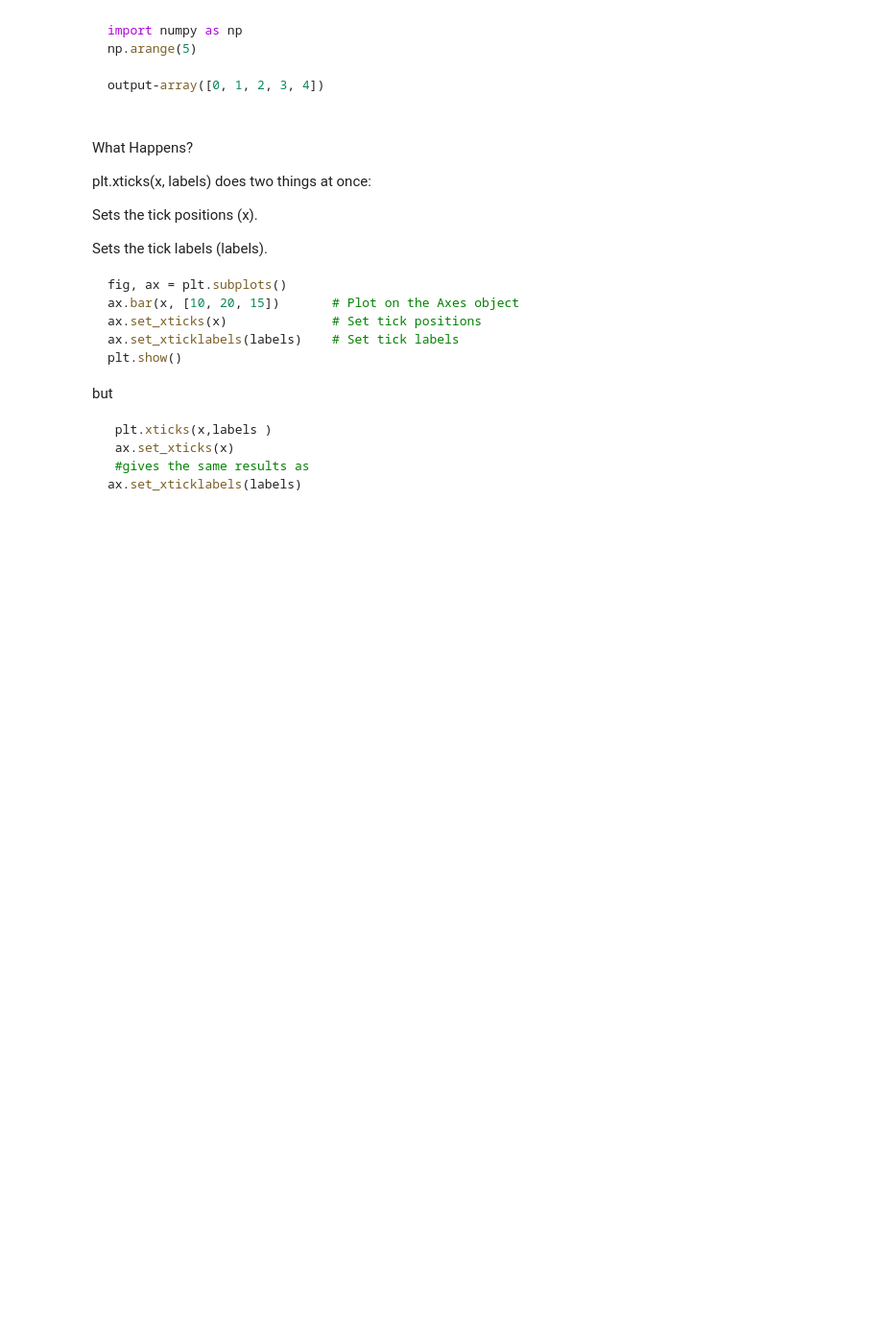
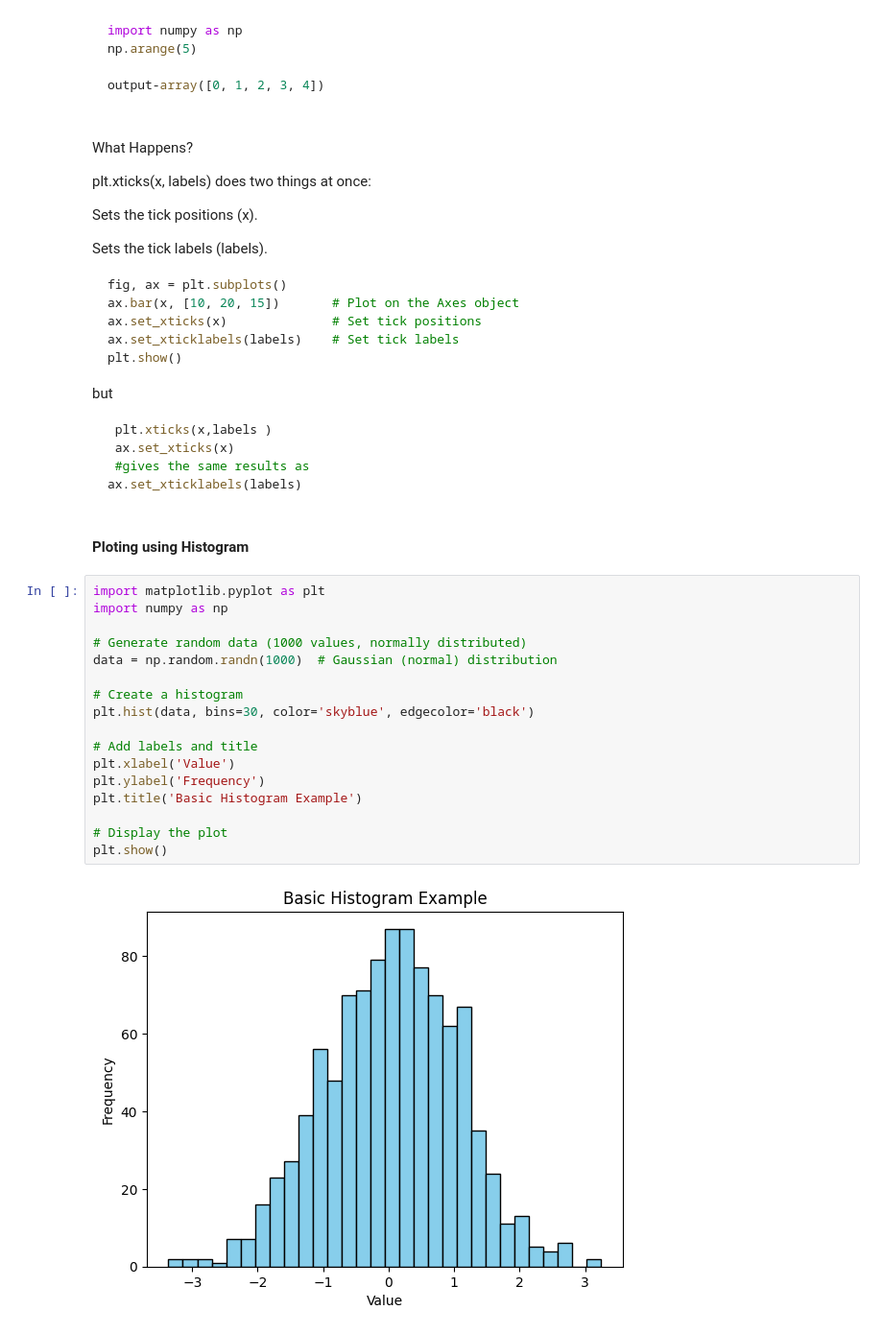
Before and after one commit to adith369-web/ml-projects, a Jupyter notebook: matplot_notes.ipynb, the cells around one changed output. Shown at 96% size. Saved outputs shown, nothing was run; the diff lists cells and outputs as text; blank space fills up the shorter version.

```diff
--- a/matplot_notes.ipynb
+++ b/matplot_notes.ipynb
@@ -320,3 +320,24 @@ but
  ax.set_xticks(x)
  #gives the same results as
 ax.set_xticklabels(labels)
+# %% [markdown]
+**Ploting using Histogram**
+# %%
+import matplotlib.pyplot as plt
+import numpy as np
+
+# Generate random data (1000 values, normally distributed)
+data = np.random.randn(1000)  # Gaussian (normal) distribution
+
+# Create a histogram
+plt.hist(data, bins=30, color='skyblue', edgecolor='black')
+
+# Add labels and title
+plt.xlabel('Value')
+plt.ylabel('Frequency')
+plt.title('Basic Histogram Example')
+
+# Display the plot
+plt.show()
+# %% [output]
+[figure, added]
```
Also changed, not shown: parts of 8 cells of this notebook, 5 other files.
